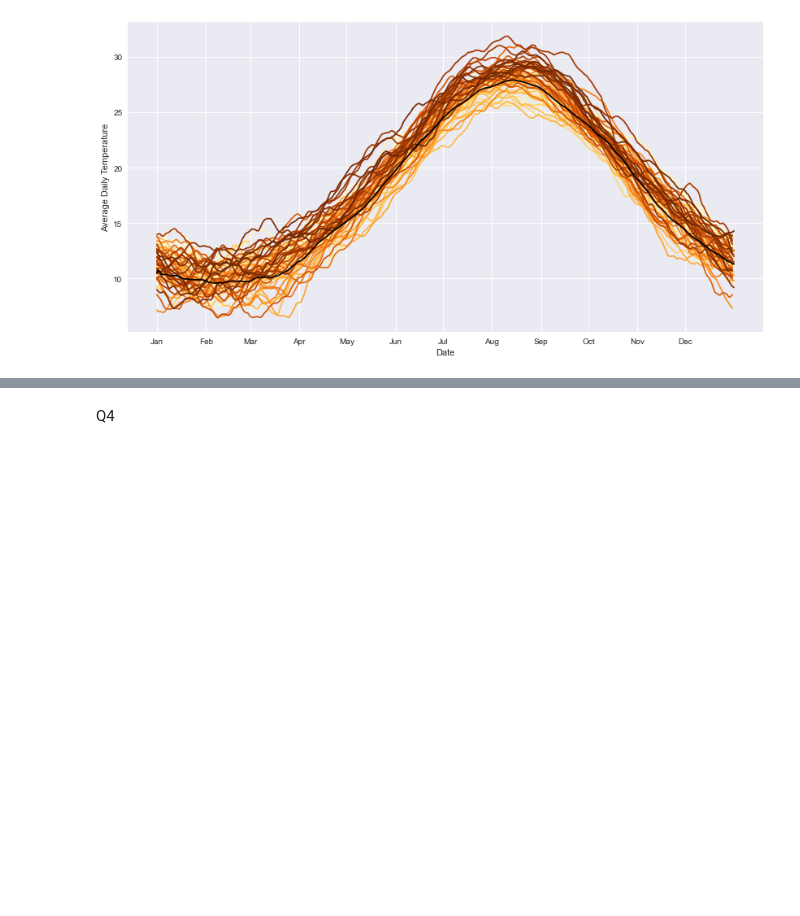
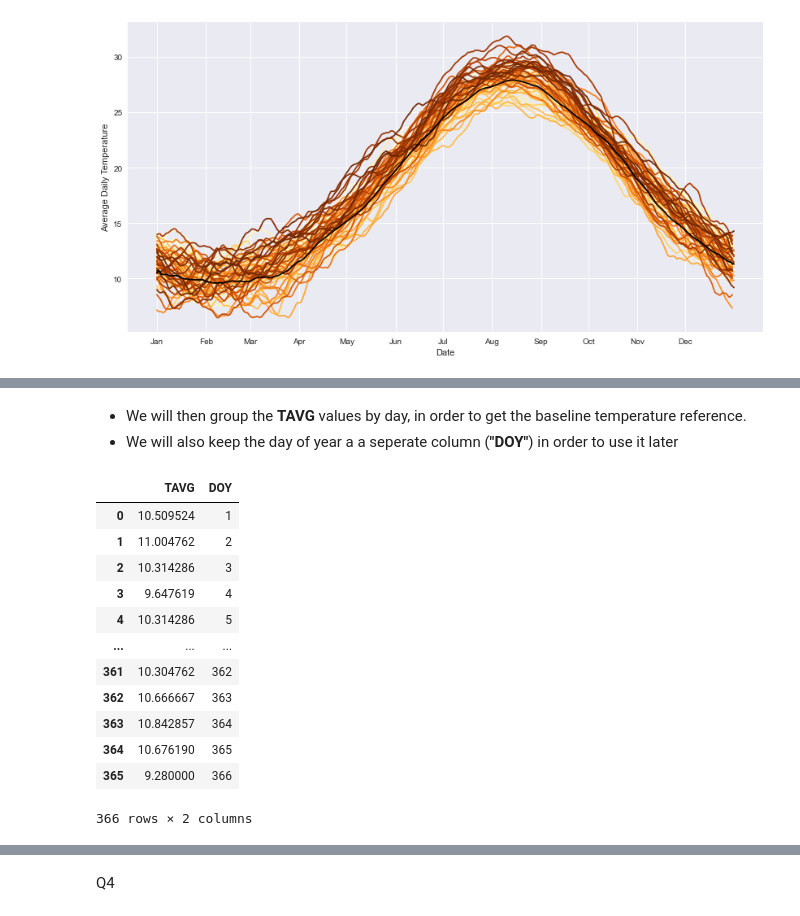
Before and after one commit to gliargovas/AML_2021_Assignments, a Jupyter notebook: Assignment1.ipynb, the cells around one changed output, grey strips where cells are left out. Saved outputs shown, nothing was run; the diff lists cells and outputs as text; code cells hidden in the pictures; blank space fills up the shorter version.

```diff
--- a/Assignment1.ipynb
+++ b/Assignment1.ipynb
@@ -498 +532,24 @@ plt.show()
+# %% [markdown]
+* We will then group the **TAVG** values by day, in order to get the baseline temperature reference.
+* We will also keep the day of year a a seperate column (**"DOY"**) in order to use it later
+# %%
+q4_baseline = pd.DataFrame(q4_baseline.groupby("DAY").mean()["TAVG"])
+q4_baseline = q4_baseline.reset_index()
+q4_baseline["DOY"] = q4_baseline["DAY"]
+q4_baseline = q4_baseline.drop(columns='DAY')
+q4_baseline
+# %% [output]
+|  | TAVG | DOY |
+| 0 | 10.509524 | 1 |
+| 1 | 11.004762 | 2 |
+| 2 | 10.314286 | 3 |
+| 3 | 9.647619 | 4 |
+| 4 | 10.314286 | 5 |
+| ... | ... | ... |
+| 361 | 10.304762 | 362 |
+| 362 | 10.666667 | 363 |
+| 363 | 10.842857 | 364 |
+| 364 | 10.676190 | 365 |
+| 365 | 9.280000 | 366 |
+366 rows × 2 columns
 # %%
```
Also changed, not shown: parts of 5 cells of this notebook.
